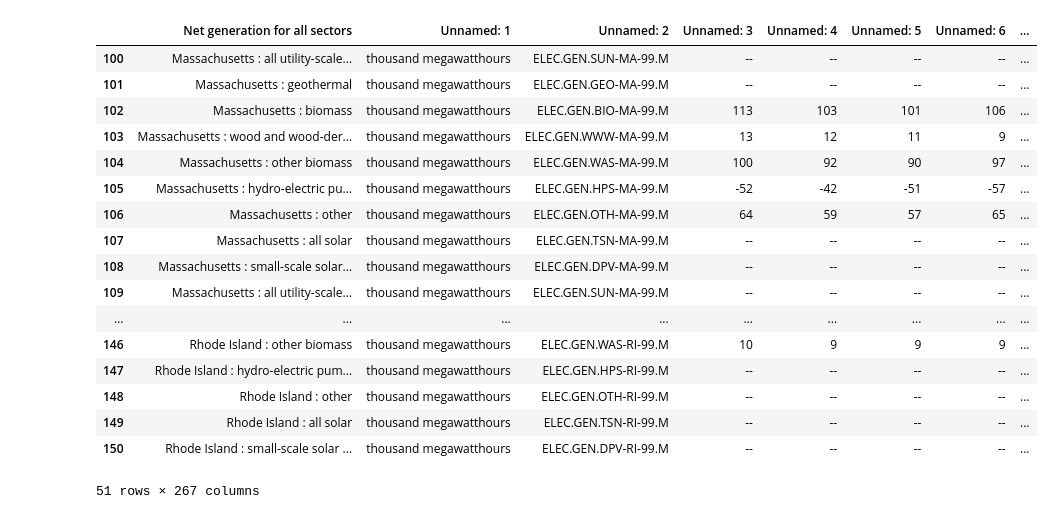
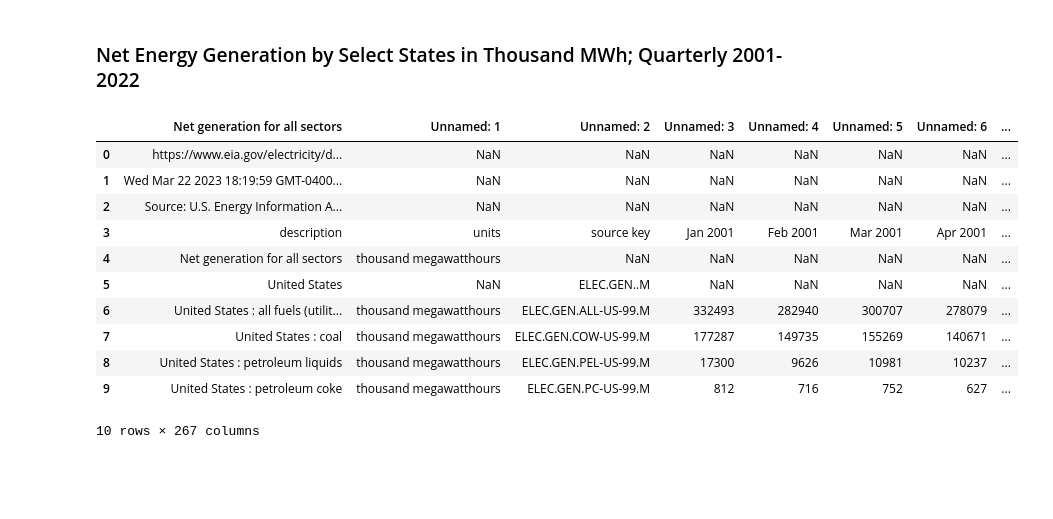
Before and after one commit to rohan-r-kulkarni/energy_analytics, a Jupyter notebook: climate_eda.ipynb, the cells around one changed output. Drawn from its saved outputs; the diff is of its cells as text; code cells hidden in the pictures; blank space fills up the shorter version.

```diff
--- a/climate_eda.ipynb
+++ b/climate_eda.ipynb
@@ -48,22 +101,18 @@ Name: 1, dtype: object
+# %% [markdown]
+<h3>Net Energy Generation by Select States in Thousand MWh; Quarterly 2001-2022</h3>
 # %%
 net_gen = pd.read_csv("net_energy_gen.csv")
-net_gen.loc[100:150,:]
+net_gen.head(10)
 # %% [output]
 |  | Net generation for all sectors | Unnamed: 1 | Unnamed: 2 | Unnamed: 3 | Unnamed: 4 | Unnamed: 5 | Unnamed: 6 | ... |
-| 100 | Massachusetts : all utility-scale... | thousand megawatthours | ELEC.GEN.SUN-MA-99.M | -- | -- | -- | -- | ... |
-| 101 | Massachusetts : geothermal | thousand megawatthours | ELEC.GEN.GEO-MA-99.M | -- | -- | -- | -- | ... |
-| 102 | Massachusetts : biomass | thousand megawatthours | ELEC.GEN.BIO-MA-99.M | 113 | 103 | 101 | 106 | ... |
-| 103 | Massachusetts : wood and wood-der... | thousand megawatthours | ELEC.GEN.WWW-MA-99.M | 13 | 12 | 11 | 9 | ... |
-| 104 | Massachusetts : other biomass | thousand megawatthours | ELEC.GEN.WAS-MA-99.M | 100 | 92 | 90 | 97 | ... |
-| 105 | Massachusetts : hydro-electric pu... | thousand megawatthours | ELEC.GEN.HPS-MA-99.M | -52 | -42 | -51 | -57 | ... |
-| 106 | Massachusetts : other | thousand megawatthours | ELEC.GEN.OTH-MA-99.M | 64 | 59 | 57 | 65 | ... |
-| 107 | Massachusetts : all solar | thousand megawatthours | ELEC.GEN.TSN-MA-99.M | -- | -- | -- | -- | ... |
-| 108 | Massachusetts : small-scale solar... | thousand megawatthours | ELEC.GEN.DPV-MA-99.M | -- | -- | -- | -- | ... |
-| 109 | Massachusetts : all utility-scale... | thousand megawatthours | ELEC.GEN.SUN-MA-99.M | -- | -- | -- | -- | ... |
-| ... | ... | ... | ... | ... | ... | ... | ... | ... |
-| 146 | Rhode Island : other biomass | thousand megawatthours | ELEC.GEN.WAS-RI-99.M | 10 | 9 | 9 | 9 | ... |
-| 147 | Rhode Island : hydro-electric pum... | thousand megawatthours | ELEC.GEN.HPS-RI-99.M | -- | -- | -- | -- | ... |
-| 148 | Rhode Island : other | thousand megawatthours | ELEC.GEN.OTH-RI-99.M | -- | -- | -- | -- | ... |
-| 149 | Rhode Island : all solar | thousand megawatthours | ELEC.GEN.TSN-RI-99.M | -- | -- | -- | -- | ... |
-| 150 | Rhode Island : small-scale solar ... | thousand megawatthours | ELEC.GEN.DPV-RI-99.M | -- | -- | -- | -- | ... |
+| 0 | https://www.eia.gov/electricity/d... | NaN | NaN | NaN | NaN | NaN | NaN | ... |
+| 1 | Wed Mar 22 2023 18:19:59 GMT-0400... | NaN | NaN | NaN | NaN | NaN | NaN | ... |
+| 2 | Source: U.S. Energy Information A... | NaN | NaN | NaN | NaN | NaN | NaN | ... |
+| 3 | description | units | source key | Jan 2001 | Feb 2001 | Mar 2001 | Apr 2001 | ... |
+| 4 | Net generation for all sectors | thousand megawatthours | NaN | NaN | NaN | NaN | NaN | ... |
+| 5 | United States | NaN | ELEC.GEN..M | NaN | NaN | NaN | NaN | ... |
+| 6 | United States : all fuels (utilit... | thousand megawatthours | ELEC.GEN.ALL-US-99.M | 332493 | 282940 | 300707 | 278079 | ... |
+| 7 | United States : coal | thousand megawatthours | ELEC.GEN.COW-US-99.M | 177287 | 149735 | 155269 | 140671 | ... |
+| 8 | United States : petroleum liquids | thousand megawatthours | ELEC.GEN.PEL-US-99.M | 17300 | 9626 | 10981 | 10237 | ... |
+| 9 | United States : petroleum coke | thousand megawatthours | ELEC.GEN.PC-US-99.M | 812 | 716 | 752 | 627 | ... |
-51 rows × 267 columns
+10 rows × 267 columns
```
Also changed, not shown: parts of 14 cells of this notebook, 19 other files.
